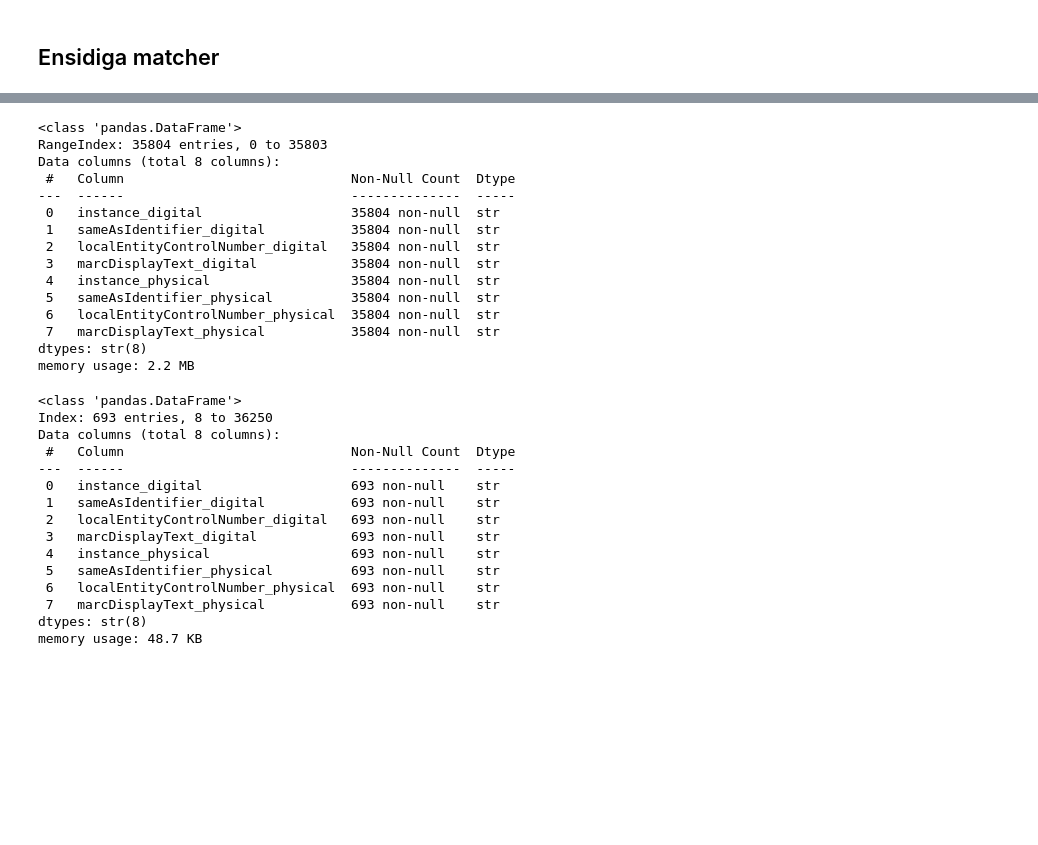
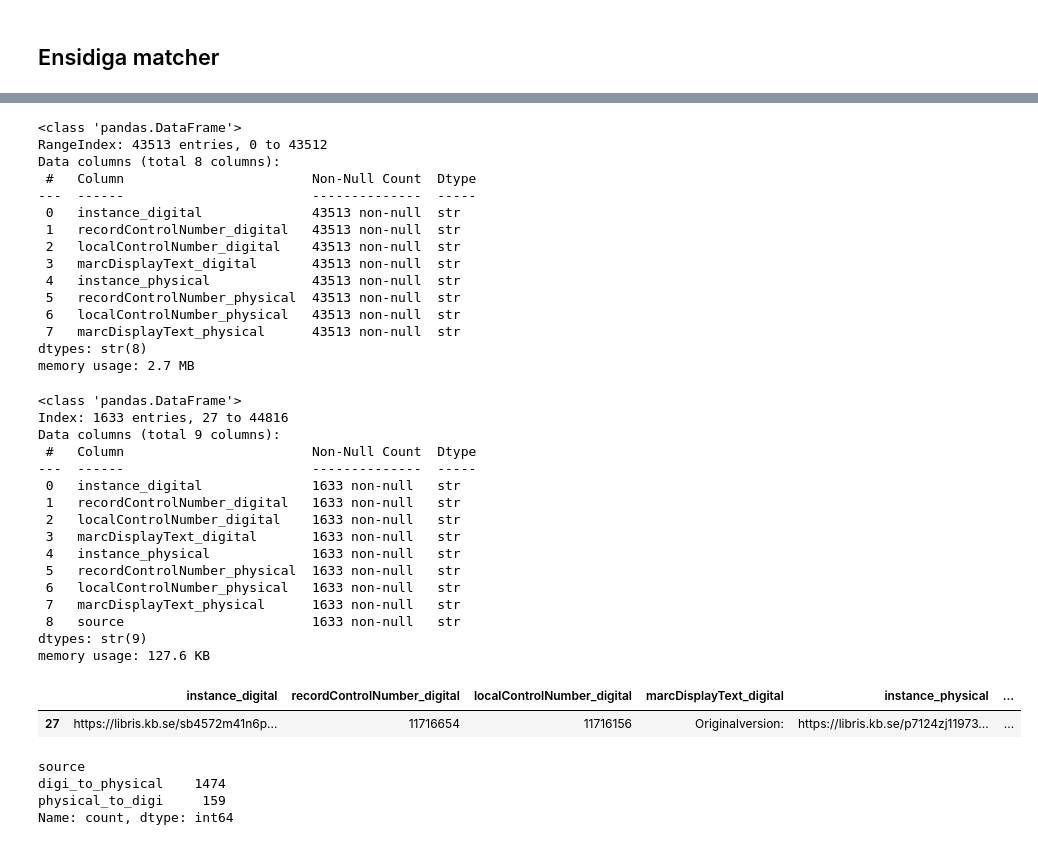
Before and after one commit to libris/librisxl, a Jupyter notebook: whelktool/scripts/cleanups/2026/05/fmt-548/digitiseringar_och_original_med_otherPhysicalFormat.ipynb, the cells around one changed output, grey strips where cells are left out. Drawn from its saved outputs; the diff is of its cells as text; code cells hidden in the pictures; blank space fills up the shorter version.

```diff
--- a/whelktool/scripts/cleanups/2026/05/fmt-548/digitiseringar_och_original_med_otherPhysicalFormat.ipynb
+++ b/whelktool/scripts/cleanups/2026/05/fmt-548/digitiseringar_och_original_med_otherPhysicalFormat.ipynb
@@ -281,8 +257,8 @@ mutual_matches[mutual_matches.duplicated(subset=["instance_digital"], keep=False
 digi_to_physical_matches = digitizations.merge(
     originals,
     how="inner",
-    left_on=["localEntityControlNumber"],
-    right_on=["sameAsIdentifier"],
+    left_on=["localControlNumber"],
+    right_on=["recordControlNumber"],
     suffixes=("_digital", "_physical")
 )
 
@@ -309,8 +285,8 @@ memory usage: 2.2 MB
 physical_to_digi_matches = digitizations.merge(
     originals,
     how="inner",
-    left_on=["sameAsIdentifier"],
-    right_on=["localEntityControlNumber"],
+    left_on=["recordControlNumber"],
+    right_on=["localControlNumber"],
     suffixes=("_digital", "_physical")
 )
 
@@ -319,39 +295,56 @@ physical_to_digi_matches.drop_duplicates(inplace=True)
 physical_to_digi_matches.info()
 # %% [output]
 <class 'pandas.DataFrame'>
-RangeIndex: 35804 entries, 0 to 35803
+RangeIndex: 43513 entries, 0 to 43512
 Data columns (total 8 columns):
- #   Column                             Non-Null Count  Dtype
----  ------                             --------------  -----
- 0   instance_digital                   35804 non-null  str
- 1   sameAsIdentifier_digital           35804 non-null  str
- 2   localEntityControlNumber_digital   35804 non-null  str
- 3   marcDisplayText_digital            35804 non-null  str
- 4   instance_physical                  35804 non-null  str
- 5   sameAsIdentifier_physical          35804 non-null  str
- 6   localEntityControlNumber_physical  35804 non-null  str
- 7   marcDisplayText_physical           35804 non-null  str
+ #   Column                        Non-Null Count  Dtype
+---  ------                        --------------  -----
+ 0   instance_digital              43513 non-null  str
+ 1   recordControlNumber_digital   43513 non-null  str
+ 2   localControlNumber_digital    43513 non-null  str
+ 3   marcDisplayText_digital       43513 non-null  str
+ 4   instance_physical             43513 non-null  str
+ 5   recordControlNumber_physical  43513 non-null  str
+ 6   localControlNumber_physical   43513 non-null  str
+ 7   marcDisplayText_physical      43513 non-null  str
 dtypes: str(8)
-memory usage: 2.2 MB
+memory usage: 2.7 MB
 # %%
-non_mutual_matches = pd.concat([physical_to_digi_matches, digi_to_physical_matches]).drop_duplicates(keep=False)
+cols = physical_to_digi_matches.columns
+
+non_mutual_matches = pd.concat(
+    [physical_to_digi_matches.assign(source="physical_to_digi"),
+     digi_to_physical_matches.assign(source="digi_to_physical")]
+    ).drop_duplicates(subset=cols, keep=False)
+
 non_mutual_matches.info()
+non_mutual_matches.head(1)
 # %% [output]
 <class 'pandas.DataFrame'>
-Index: 693 entries, 8 to 36250
-Data columns (total 8 columns):
- #   Column                             Non-Null Count  Dtype
----  ------                             --------------  -----
- 0   instance_digital                   693 non-null    str
- 1   sameAsIdentifier_digital           693 non-null    str
- 2   localEntityControlNumber_digital   693 non-null    str
- 3   marcDisplayText_digital            693 non-null    str
- 4   instance_physical                  693 non-null    str
- 5   sameAsIdentifier_physical          693 non-null    str
- 6   localEntityControlNumber_physical  693 non-null    str
- 7   marcDisplayText_physical           693 non-null    str
-dtypes: str(8)
-memory usage: 48.7 KB
+Index: 1633 entries, 27 to 44816
+Data columns (total 9 columns):
+ #   Column                        Non-Null Count  Dtype
+---  ------                        --------------  -----
+ 0   instance_digital              1633 non-null   str
+ 1   recordControlNumber_digital   1633 non-null   str
+ 2   localControlNumber_digital    1633 non-null   str
+ 3   marcDisplayText_digital       1633 non-null   str
+ 4   instance_physical             1633 non-null   str
+ 5   recordControlNumber_physical  1633 non-null   str
+ 6   localControlNumber_physical   1633 non-null   str
+ 7   marcDisplayText_physical      1633 non-null   str
+ 8   source                        1633 non-null   str
+dtypes: str(9)
+memory usage: 127.6 KB
+|  | instance_digital | recordControlNumber_digital | localControlNumber_digital | marcDisplayText_digital | instance_physical | ... |
+| 27 | https://libris.kb.se/sb4572m41n6p... | 11716654 | 11716156 | Originalversion: | https://libris.kb.se/p7124zj11973... | ... |
+# %%
+non_mutual_matches.value_counts("source")
+# %% [output]
+source
+digi_to_physical    1474
+physical_to_digi     159
+Name: count, dtype: int64
 # %%
 non_mutual_matches.to_csv("non_mutual_matches.tsv", sep="\t")
 # %%
```
Also changed, not shown: parts of 15 cells of this notebook, 2 other files.
